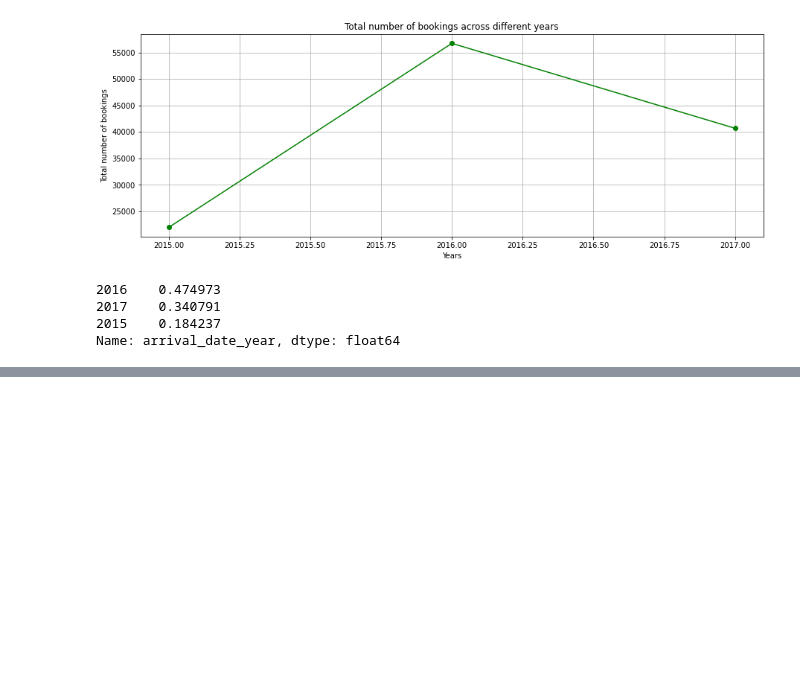
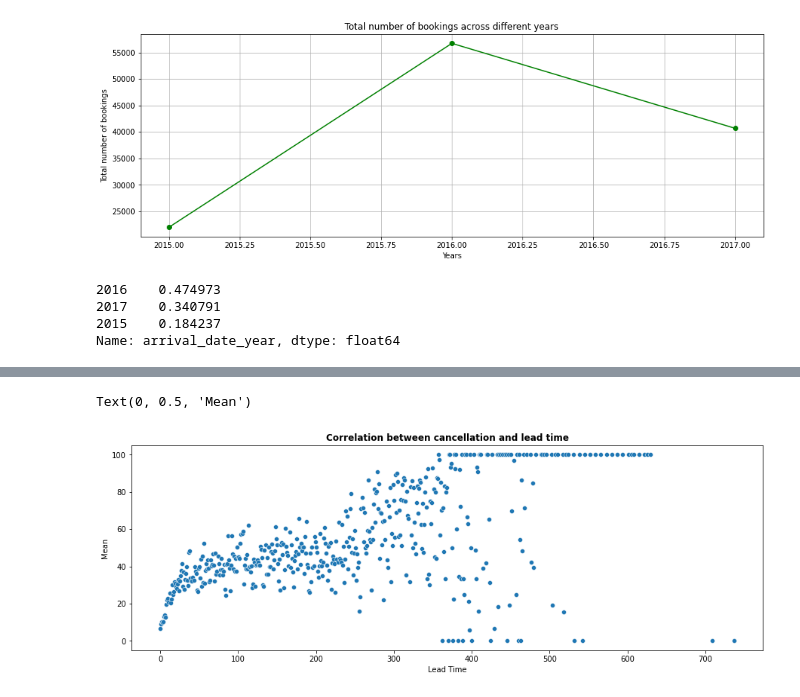
Before and after one commit to Anupam8858/EDA_Hotel_Booking_Analysis, a Jupyter notebook: Hotel_Booking_Analysis_Capstone_Project.ipynb, the cells around one changed output, grey strips where cells are left out. Saved outputs shown, nothing was run; the diff lists cells and outputs as text; code cells hidden in the pictures; blank space fills up the shorter version.

```diff
--- a/Hotel_Booking_Analysis_Capstone_Project.ipynb
+++ b/Hotel_Booking_Analysis_Capstone_Project.ipynb
@@ -230,0 +254,9 @@ plt.ylabel('Total Bookings')
+# %%
+a = df.groupby("lead_time")['is_canceled'].describe()
+sns.scatterplot(x=a.index, y=a["mean"] * 100)
+plt.title('Correlation between cancellation and lead time', weight = 'bold')
+plt.xlabel('Lead Time')
+plt.ylabel('Mean')
+# %% [output]
+Text(0, 0.5, 'Mean')
+[figure, added]
```
Also changed, not shown: parts of 5 cells of this notebook.
